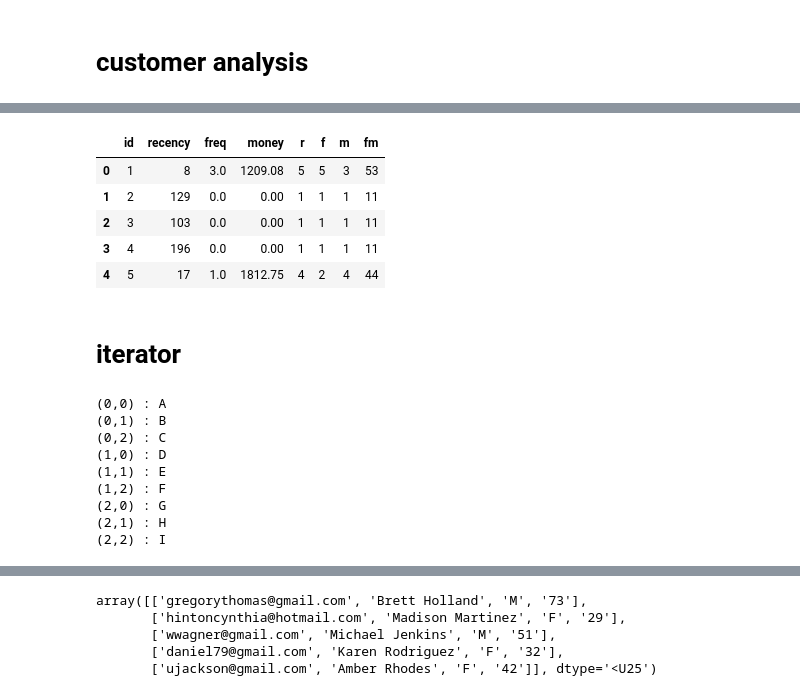
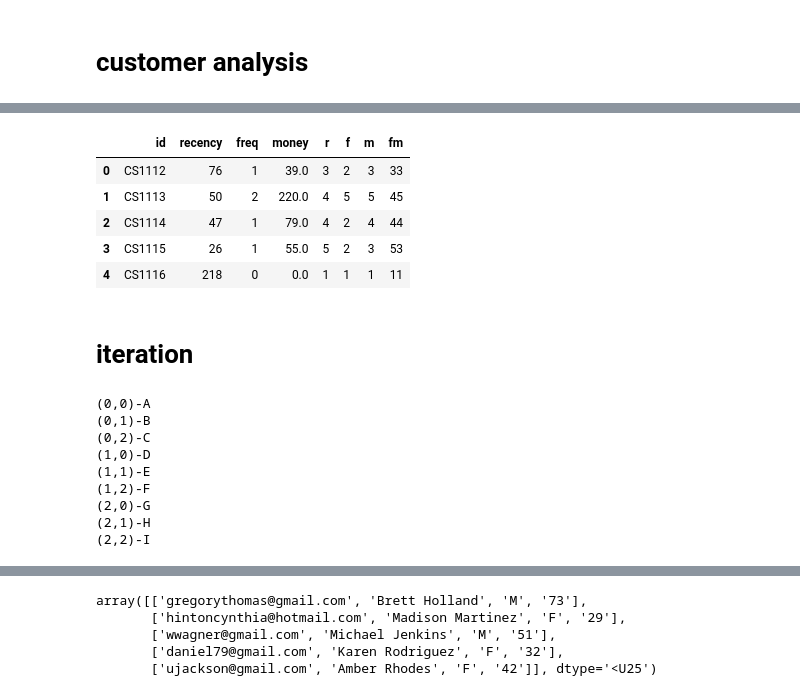
Before and after one commit to aworklab/everydayPython, a Jupyter notebook: ex_20220728.ipynb, the cells around one changed output, grey strips where cells are left out. Cells and saved outputs as stored; diff of their text form; code cells hidden in the pictures.

```diff
--- a/ex_20220728.ipynb
+++ b/ex_20220728.ipynb
@@ -70,5 +49,7 @@ df.head()
 # %%
-df['date'] = df.transaction_date.to_numpy().astype('datetime64[D]')
+df['date'] = pd.to_datetime(df.trans_date)
 df['month'] = df['date'].to_numpy().astype('datetime64[M]')
+df = df[['customer_id','date','month','tran_amount']].rename(columns = {'customer_id':'id', 'tran_amount':'rev'})
+df = df.groupby(['id','month','date'])['rev'].sum().reset_index()
 df.head()
 # %% [output]
@@ -81,4 +61,0 @@ df.head()
-# %%
-df = df[['customer_id', 'date', 'month', 'list_price']].rename(columns = {'customer_id':'id', 'list_price':'rev'})
-df = df.groupby(['id','date','month'])['rev'].sum().reset_index()
-df.head()
@@ -151,9 +124,9 @@ info_m.head()
 # %%
 info_f = df.groupby(['id', 'month'])['rev'].count().reset_index().rename(columns = {'rev':'freq'})
 info_f = pd.pivot_table(info_f, index = 'id', columns = 'month', values = 'freq').reset_index()
-info_f = pd.melt(info_f, id_vars = 'id', var_name = 'month', value_name = 'freq').sort_values(['id','month'], ascending = [1,0])
+info_f = pd.melt(info_f, id_vars = 'id', var_name = 'month', value_name = 'freq').sort_values(['id', 'month'], ascending = [1,0])
 info_f = info_f.groupby(['id']).head(3)
-info_f = info_f.groupby(['id'])['freq'].sum().reset_index()
+info_f = info_f.groupby(['id'])['freq'].count().reset_index()
 info_f.head()
 # %% [output]
 |  | id | freq |
@@ -165,4 +138,4 @@ info_f.head()
 # %%
-date_max = (df['date'].dt.floor('d') + pd.offsets.MonthEnd(0)).max()
+date_max = (df['date'] + pd.offsets.MonthEnd(0)).max()
 date_max
 # %% [output]
@@ -190,34 +163,34 @@ info.head()
 # %%
 info = info.assign(r = pd.qcut(info.recency, 5, list('54321')),
                    f = pd.qcut(info.freq.rank(method = 'first'), 5, list('12345')),
                    m = pd.qcut(info.money.rank(method = 'first'), 5, list('12345'))
                    )
-info['fm'] = info['r'].astype(str) + info['m'].astype(str)
+info = info.assign(fm = info.r.astype(str) + info.m.astype(str))
 info.head()
 # %% [output]
 |  | id | recency | freq | money | r | f | m | fm |
-| 0 | 1 | 8 | 3.0 | 1209.08 | 5 | 5 | 3 | 53 |
-| 1 | 2 | 129 | 0.0 | 0.00 | 1 | 1 | 1 | 11 |
-| 2 | 3 | 103 | 0.0 | 0.00 | 1 | 1 | 1 | 11 |
-| 3 | 4 | 196 | 0.0 | 0.00 | 1 | 1 | 1 | 11 |
-| 4 | 5 | 17 | 1.0 | 1812.75 | 4 | 2 | 4 | 44 |
+| 0 | CS1112 | 76 | 1 | 39.0 | 3 | 2 | 3 | 33 |
+| 1 | CS1113 | 50 | 2 | 220.0 | 4 | 5 | 5 | 45 |
+| 2 | CS1114 | 47 | 1 | 79.0 | 4 | 2 | 4 | 44 |
+| 3 | CS1115 | 26 | 1 | 55.0 | 5 | 2 | 3 | 53 |
+| 4 | CS1116 | 218 | 0 | 0.0 | 1 | 1 | 1 | 11 |
 # %% [markdown]
-# iterator
+# iteration
 # %%
 mat = [list('ABC'), list('DEF'), list('GHI')]
 for r, rows in enumerate(mat) :
   for c, letter in enumerate(rows) :
-    print(f'({r},{c}) : {letter}')
+    print(f'({r},{c})-{letter}')
 # %% [output]
-(0,0) : A
-(0,1) : B
-(0,2) : C
-(1,0) : D
-(1,1) : E
-(1,2) : F
-(2,0) : G
-(2,1) : H
-(2,2) : I
+(0,0)-A
+(0,1)-B
+(0,2)-C
+(1,0)-D
+(1,1)-E
+(1,2)-F
+(2,0)-G
+(2,1)-H
+(2,2)-I
 # %%
 users = [{'mail': 'gregorythomas@gmail.com', 'name': 'Brett Holland', 'sex': 'M', 'age': 73},
  {'mail': 'hintoncynthia@hotmail.com', 'name': 'Madison Martinez', 'sex': 'F', 'age': 29},
```
Also changed, not shown: parts of 22 cells of this notebook.
